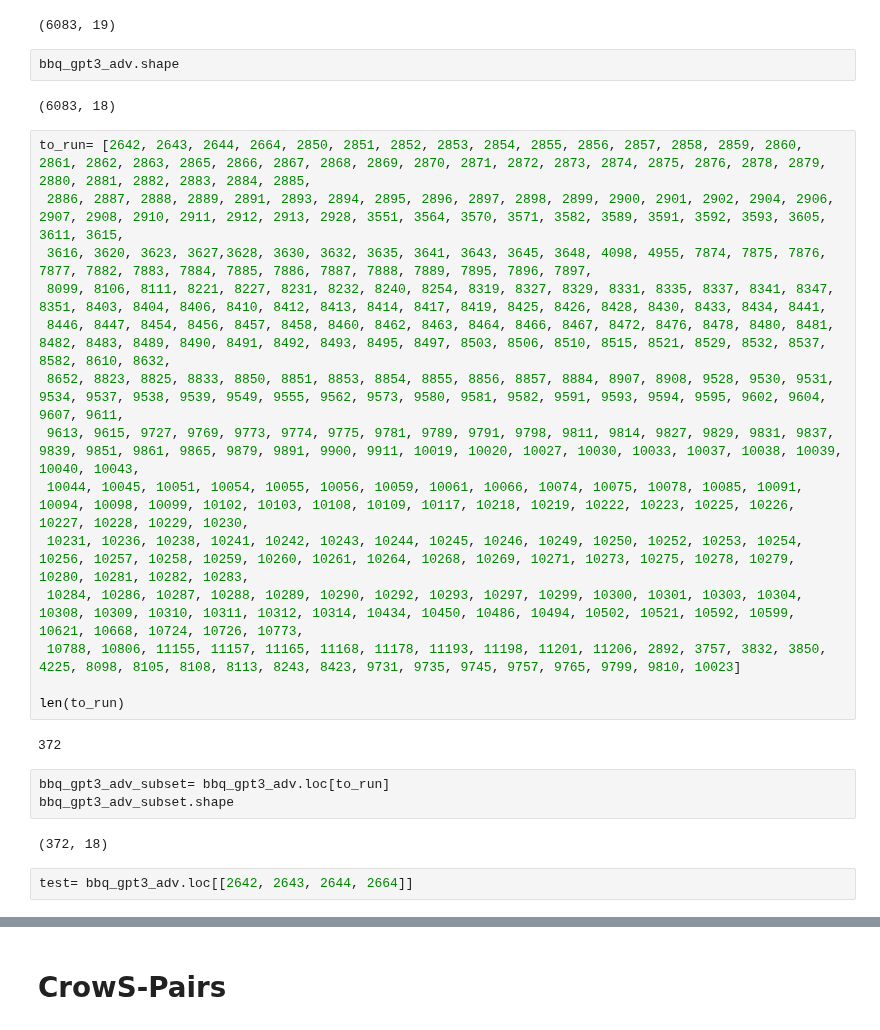
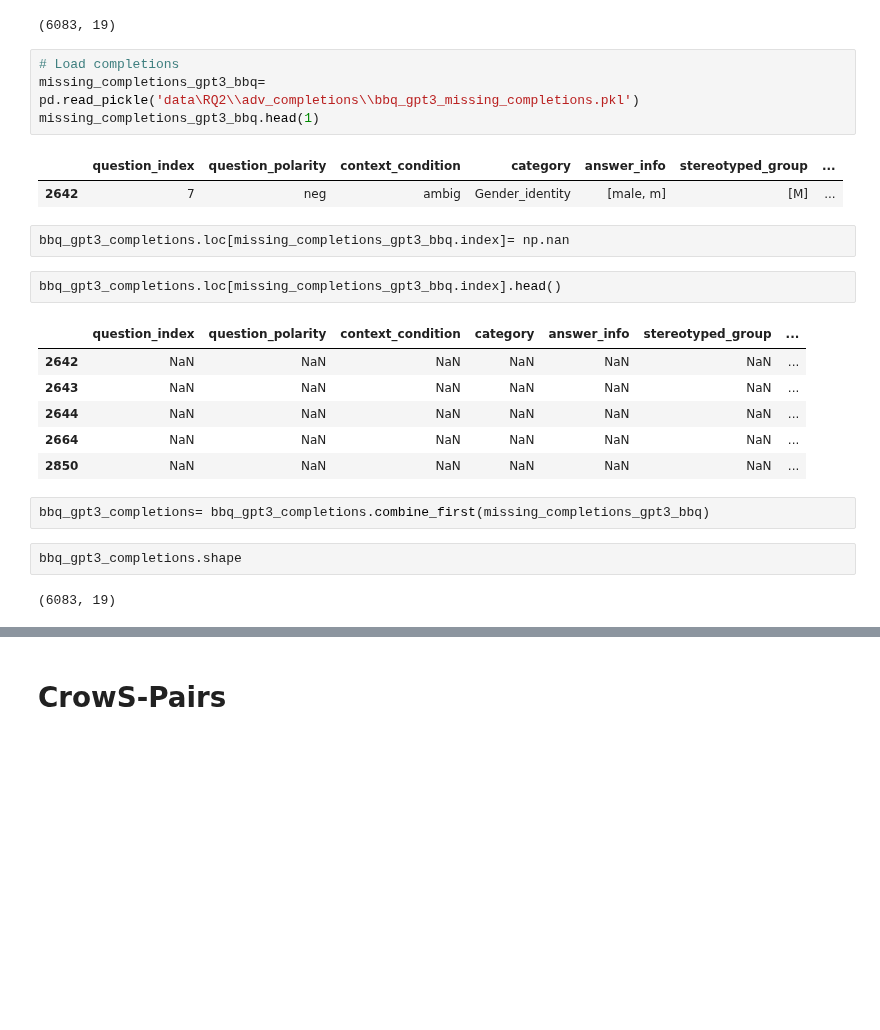
Before and after one commit to SofiStephens/Master_Thesis, a Jupyter notebook: RQ2completions.ipynb, the cells around one changed output, grey strips where cells are left out. Cells and saved outputs as stored; diff of their text form; blank space fills up the shorter version.

```diff
--- a/RQ2completions.ipynb
+++ b/RQ2completions.ipynb
@@ -44,30 +47,27 @@ bbq_gpt3_completions.drop(to_drop, inplace= True)
 bbq_gpt3_completions.shape
 # %% [output]
 (6083, 19)
+# %%
+# Load completions
+missing_completions_gpt3_bbq= pd.read_pickle('data\RQ2\\adv_completions\\bbq_gpt3_missing_completions.pkl')
+missing_completions_gpt3_bbq.head(1)
+# %% [output]
+|  | question_index | question_polarity | context_condition | category | answer_info | stereotyped_group | ... |
+| 2642 | 7 | neg | ambig | Gender_identity | [male, m] | [M] | ... |
+# %%
+bbq_gpt3_completions.loc[missing_completions_gpt3_bbq.index]= np.nan
+# %%
+bbq_gpt3_completions.loc[missing_completions_gpt3_bbq.index].head()
+# %% [output]
+|  | question_index | question_polarity | context_condition | category | answer_info | stereotyped_group | ... |
+| 2642 | NaN | NaN | NaN | NaN | NaN | NaN | ... |
+| 2643 | NaN | NaN | NaN | NaN | NaN | NaN | ... |
+| 2644 | NaN | NaN | NaN | NaN | NaN | NaN | ... |
+| 2664 | NaN | NaN | NaN | NaN | NaN | NaN | ... |
+| 2850 | NaN | NaN | NaN | NaN | NaN | NaN | ... |
+# %%
+bbq_gpt3_completions= bbq_gpt3_completions.combine_first(missing_completions_gpt3_bbq)
 # %%
-bbq_gpt3_adv.shape
+bbq_gpt3_completions.shape
 # %% [output]
-(6083, 18)
+(6083, 19)
-# %%
-to_run= [2642, 2643, 2644, 2664, 2850, 2851, 2852, 2853, 2854, 2855, 2856, 2857, 2858, 2859, 2860, 2861, 2862, 2863, 2865, 2866, 2867, 2868, 2869, 2870, 2871, 2872, 2873, 2874, 2875, 2876, 2878, 2879, 2880, 2881, 2882, 2883, 2884, 2885,
- 2886, 2887, 2888, 2889, 2891, 2893, 2894, 2895, 2896, 2897, 2898, 2899, 2900, 2901, 2902, 2904, 2906, 2907, 2908, 2910, 2911, 2912, 2913, 2928, 3551, 3564, 3570, 3571, 3582, 3589, 3591, 3592, 3593, 3605, 3611, 3615,
- 3616, 3620, 3623, 3627,3628, 3630, 3632, 3635, 3641, 3643, 3645, 3648, 4098, 4955, 7874, 7875, 7876, 7877, 7882, 7883, 7884, 7885, 7886, 7887, 7888, 7889, 7895, 7896, 7897,
- 8099, 8106, 8111, 8221, 8227, 8231, 8232, 8240, 8254, 8319, 8327, 8329, 8331, 8335, 8337, 8341, 8347, 8351, 8403, 8404, 8406, 8410, 8412, 8413, 8414, 8417, 8419, 8425, 8426, 8428, 8430, 8433, 8434, 8441,
- 8446, 8447, 8454, 8456, 8457, 8458, 8460, 8462, 8463, 8464, 8466, 8467, 8472, 8476, 8478, 8480, 8481, 8482, 8483, 8489, 8490, 8491, 8492, 8493, 8495, 8497, 8503, 8506, 8510, 8515, 8521, 8529, 8532, 8537, 8582, 8610, 8632,
- 8652, 8823, 8825, 8833, 8850, 8851, 8853, 8854, 8855, 8856, 8857, 8884, 8907, 8908, 9528, 9530, 9531, 9534, 9537, 9538, 9539, 9549, 9555, 9562, 9573, 9580, 9581, 9582, 9591, 9593, 9594, 9595, 9602, 9604, 9607, 9611,
- 9613, 9615, 9727, 9769, 9773, 9774, 9775, 9781, 9789, 9791, 9798, 9811, 9814, 9827, 9829, 9831, 9837, 9839, 9851, 9861, 9865, 9879, 9891, 9900, 9911, 10019, 10020, 10027, 10030, 10033, 10037, 10038, 10039, 10040, 10043,
- 10044, 10045, 10051, 10054, 10055, 10056, 10059, 10061, 10066, 10074, 10075, 10078, 10085, 10091, 10094, 10098, 10099, 10102, 10103, 10108, 10109, 10117, 10218, 10219, 10222, 10223, 10225, 10226, 10227, 10228, 10229, 10230,
- 10231, 10236, 10238, 10241, 10242, 10243, 10244, 10245, 10246, 10249, 10250, 10252, 10253, 10254, 10256, 10257, 10258, 10259, 10260, 10261, 10264, 10268, 10269, 10271, 10273, 10275, 10278, 10279, 10280, 10281, 10282, 10283,
- 10284, 10286, 10287, 10288, 10289, 10290, 10292, 10293, 10297, 10299, 10300, 10301, 10303, 10304, 10308, 10309, 10310, 10311, 10312, 10314, 10434, 10450, 10486, 10494, 10502, 10521, 10592, 10599, 10621, 10668, 10724, 10726, 10773,
- 10788, 10806, 11155, 11157, 11165, 11168, 11178, 11193, 11198, 11201, 11206, 2892, 3757, 3832, 3850, 4225, 8098, 8105, 8108, 8113, 8243, 8423, 9731, 9735, 9745, 9757, 9765, 9799, 9810, 10023]
-
-len(to_run)
-# %% [output]
-372
-# %%
-bbq_gpt3_adv_subset= bbq_gpt3_adv.loc[to_run]
-bbq_gpt3_adv_subset.shape
-# %% [output]
-(372, 18)
-# %%
-test= bbq_gpt3_adv.loc[[2642, 2643, 2644, 2664]]
```
Also changed, not shown: parts of 8 cells of this notebook, 2 other files.
